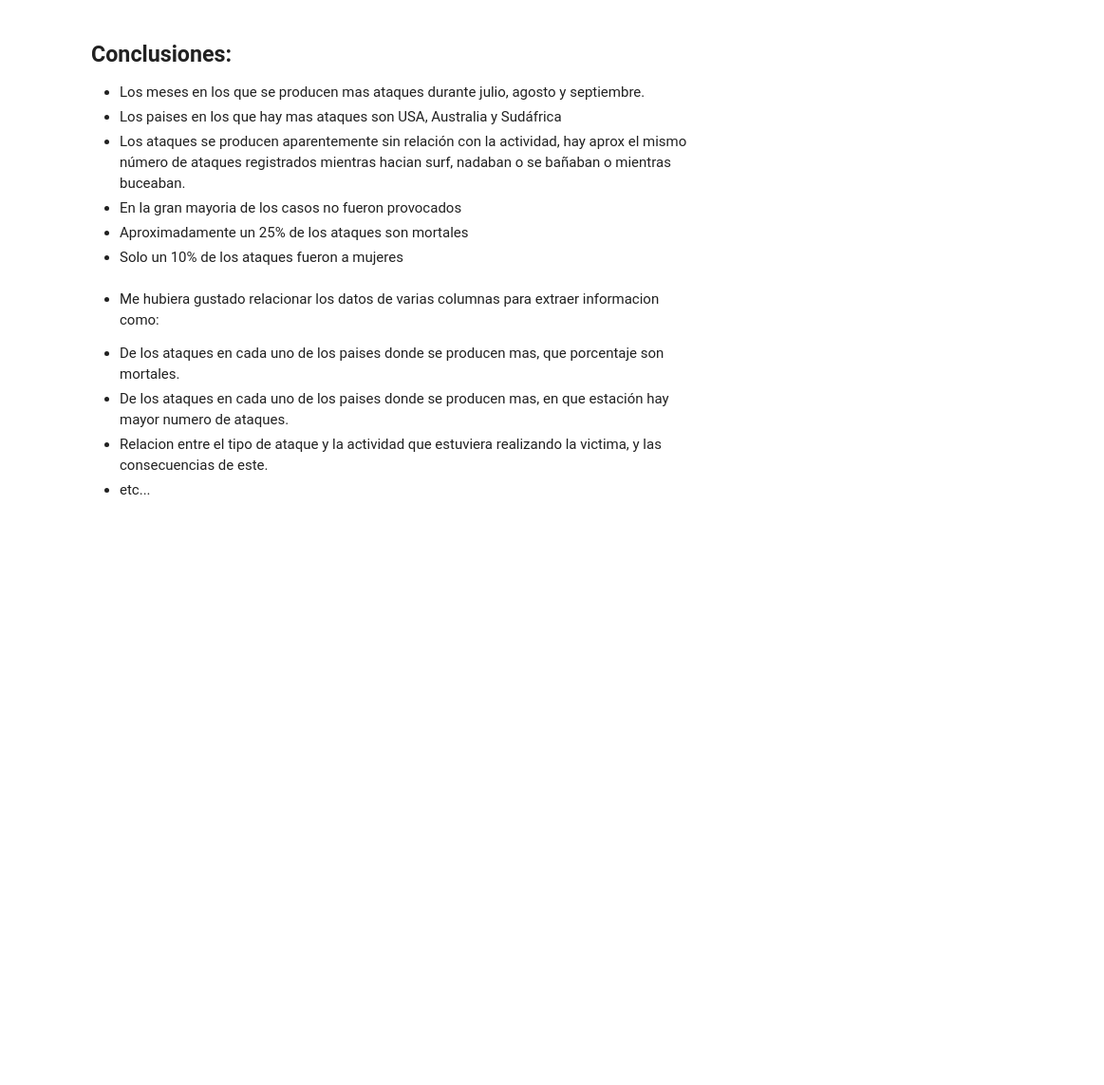
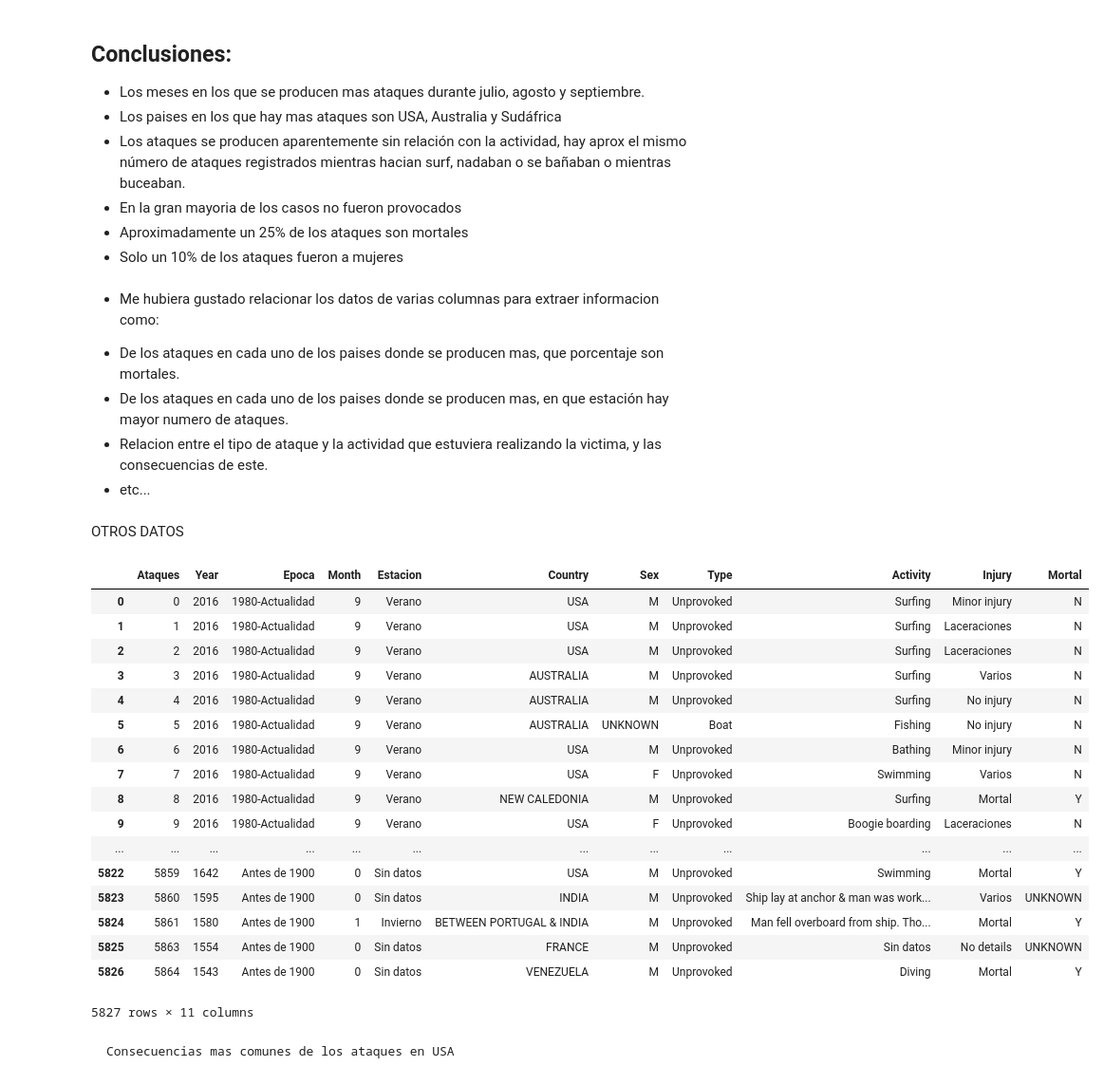
Before and after one commit to Paulapr/datamad0119, a Jupyter notebook: module-1/pandas-project/your-code/pandas-project.ipynb, the cells around one changed output. Shown at 95% size. Cells and saved outputs as stored; diff of their text form; code cells hidden in the pictures; blank space fills up the shorter version.

```diff
--- a/module-1/pandas-project/your-code/pandas-project.ipynb
+++ b/module-1/pandas-project/your-code/pandas-project.ipynb
@@ -388,3 +388,29 @@ shark_attack.to_csv('shark_attack_limpio.csv', index=False)
 - De los ataques en cada uno de los paises donde se producen mas, en que estación hay mayor numero de ataques.
 - Relacion entre el tipo de ataque y la actividad que estuviera realizando la victima, y las consecuencias de este.
 - etc...
+# %% [markdown]
+OTROS DATOS
+# %%
+shark_attack_limpio = pd.read_csv('shark_attack_limpio.csv')
+shark_attack_limpio
+# %% [output]
+|  | Ataques | Year | Epoca | Month | Estacion | Country | Sex | Type | Activity | Injury | Mortal |
+| 0 | 0 | 2016 | 1980-Actualidad | 9 | Verano | USA | M | Unprovoked | Surfing | Minor injury | N |
+| 1 | 1 | 2016 | 1980-Actualidad | 9 | Verano | USA | M | Unprovoked | Surfing | Laceraciones | N |
+| 2 | 2 | 2016 | 1980-Actualidad | 9 | Verano | USA | M | Unprovoked | Surfing | Laceraciones | N |
+| 3 | 3 | 2016 | 1980-Actualidad | 9 | Verano | AUSTRALIA | M | Unprovoked | Surfing | Varios | N |
+| 4 | 4 | 2016 | 1980-Actualidad | 9 | Verano | AUSTRALIA | M | Unprovoked | Surfing | No injury | N |
+| 5 | 5 | 2016 | 1980-Actualidad | 9 | Verano | AUSTRALIA | UNKNOWN | Boat | Fishing | No injury | N |
+| 6 | 6 | 2016 | 1980-Actualidad | 9 | Verano | USA | M | Unprovoked | Bathing | Minor injury | N |
+| 7 | 7 | 2016 | 1980-Actualidad | 9 | Verano | USA | F | Unprovoked | Swimming | Varios | N |
+| 8 | 8 | 2016 | 1980-Actualidad | 9 | Verano | NEW CALEDONIA | M | Unprovoked | Surfing | Mortal | Y |
+| 9 | 9 | 2016 | 1980-Actualidad | 9 | Verano | USA | F | Unprovoked | Boogie boarding | Laceraciones | N |
+| ... | ... | ... | ... | ... | ... | ... | ... | ... | ... | ... | ... |
+| 5822 | 5859 | 1642 | Antes de 1900 | 0 | Sin datos | USA | M | Unprovoked | Swimming | Mortal | Y |
+| 5823 | 5860 | 1595 | Antes de 1900 | 0 | Sin datos | INDIA | M | Unprovoked | Ship lay at anchor & man was work... | Varios | UNKNOWN |
+| 5824 | 5861 | 1580 | Antes de 1900 | 1 | Invierno | BETWEEN PORTUGAL & INDIA | M | Unprovoked | Man fell overboard from ship. Tho... | Mortal | Y |
+| 5825 | 5863 | 1554 | Antes de 1900 | 0 | Sin datos | FRANCE | M | Unprovoked | Sin datos | No details | UNKNOWN |
+| 5826 | 5864 | 1543 | Antes de 1900 | 0 | Sin datos | VENEZUELA | M | Unprovoked | Diving | Mortal | Y |
+5827 rows × 11 columns
+# %% [markdown]
+    Consecuencias mas comunes de los ataques en USA
```
Also changed, not shown: parts of 4 cells of this notebook, 1 other file.
